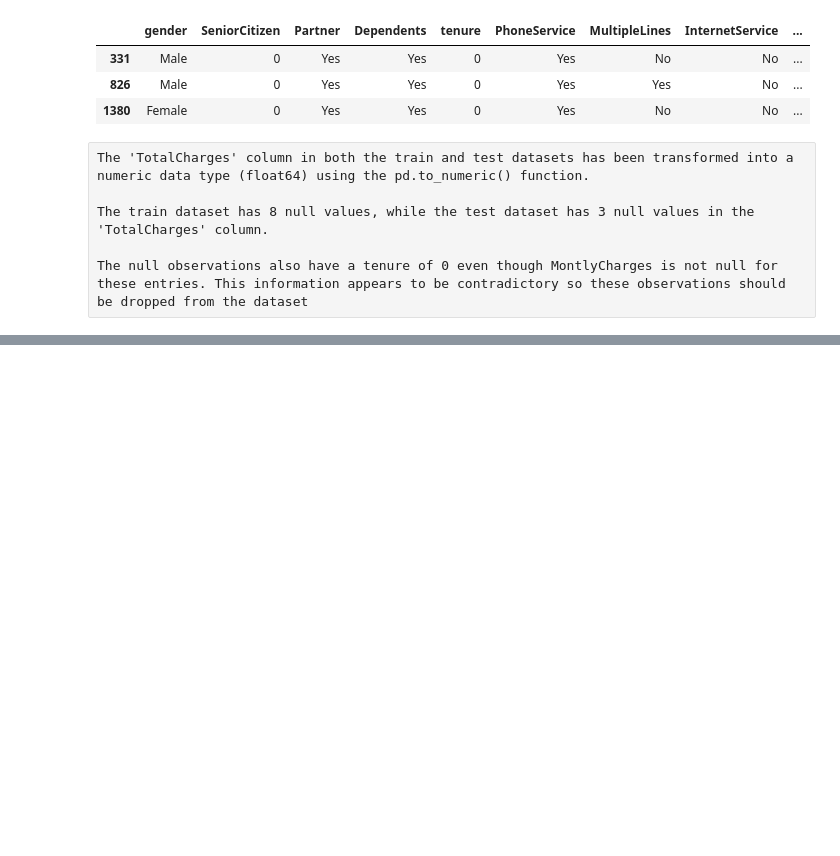
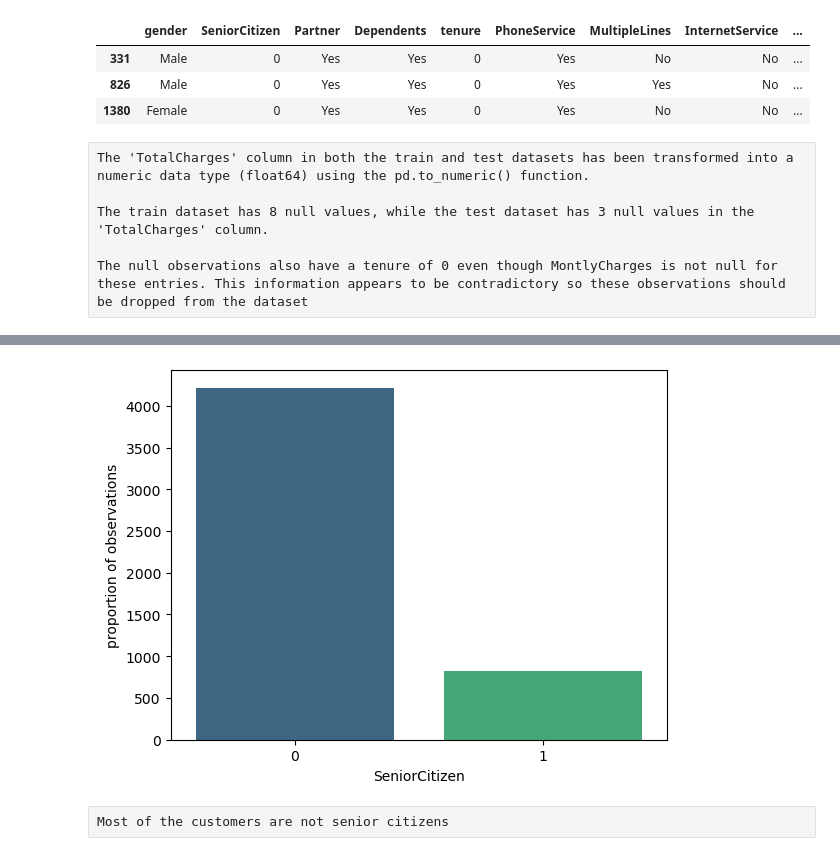
Before and after one commit to rasmodev/Customer-Churn-Prediction-Machine-Learning-Classification-Project, a Jupyter notebook: Classification_Telco_customer_churn.ipynb, the cells around one changed output, grey strips where cells are left out. Cells and saved outputs as stored; diff of their text form; code cells hidden in the pictures; blank space fills up the shorter version.

```diff
--- a/Classification_Telco_customer_churn.ipynb
+++ b/Classification_Telco_customer_churn.ipynb
@@ -630,0 +682,9 @@ test_df = test_df.dropna(subset=['TotalCharges'])
+# %%
+sns.countplot(x='SeniorCitizen',  data=train_df, palette='viridis')
+plt.xlabel('SeniorCitizen')
+plt.ylabel('proportion of observations')
+plt.show()
+# %% [output]
+[figure, added]
+# %% [raw]
+Most of the customers are not senior citizens
```
Also changed, not shown: parts of 32 cells of this notebook.
